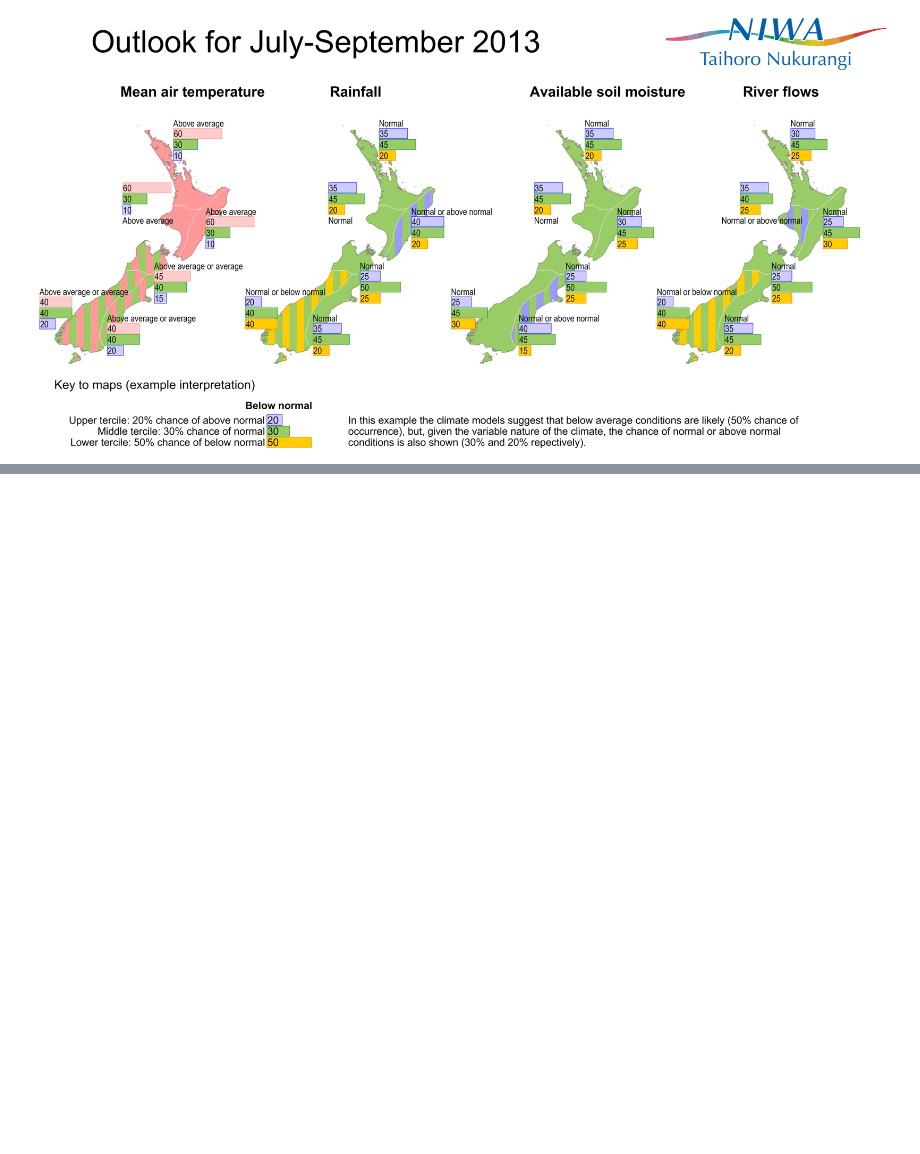
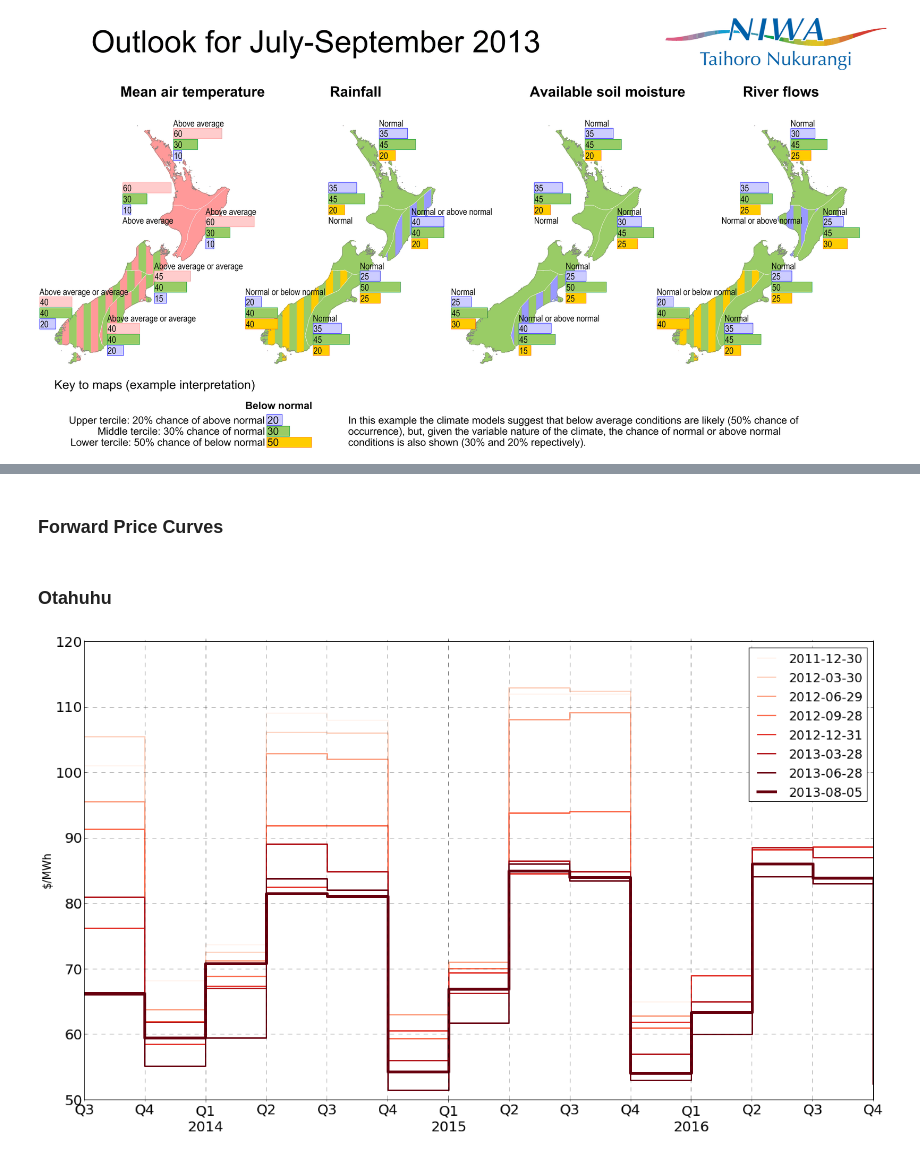
Before and after one commit to jcrabtree/reporting, a Jupyter notebook: weekly_report.ipynb, the cells around one changed output, grey strips where cells are left out. Saved outputs shown, nothing was run; the diff lists cells and outputs as text; code cells hidden in the pictures; blank space fills up the shorter version.

```diff
--- a/weekly_report.ipynb
+++ b/weekly_report.ipynb
@@ -164,0 +201,12 @@ Embed
+# %%
+#Convert hdf5 data to pickled data
+BEN_ZFT = pd.read_hdf('asx_futures.h5','BEN_ZFT')
+OTA_ZFT = pd.read_hdf('asx_futures.h5','OTA_ZFT')
+BEN_ZFT.to_pickle('BEN_ZFT.pickle')
+OTA_ZFT.to_pickle('OTA_ZFT.pickle')
+#Read the pickled data
+ben = pd.read_pickle('BEN_ZFT.pickle')
+ota = pd.read_pickle('OTA_ZFT.pickle')
+#Convert to quarters
+ben.axes[1] = pd.period_range(ben.axes[1][0], ben.axes[1][-1], freq='Q')
+ota.axes[1] = pd.period_range(ota.axes[1][0], ota.axes[1][-1], freq='Q')
@@ -164,0 +235,28 @@ Embed
+# %%
+def forward_price_curve(df,color_map):
+    '''Given an ASX future dataframe, take only future quarters,
+       slice by the last date of each historic quarter, and plot'''
+
+    def future(Q):
+        return Q.end_time>datetime.now()
+
+    def last_date_quarter(df):
+        q = df.T.groupby([lambda x: x.year,lambda x: (x.month-1)//3 + 1])
+        ldq = [q.groups[g][-1] for g in q.groups]
+        return ldq
+
+    forward = df.ix[:,:,'Sett']
+    forward = forward[forward.index.map(lambda x: future(x))].T.dropna(thresh=2).T
+    forward_ldq = forward.ix[:,last_date_quarter(forward)].T.sort().tail(8).T #last 2 years
+
+    #Define the color map
+    colors = np.r_[np.linspace(0.0, 1, num=len(forward_ldq.T.index)-1)]
+    cmap = plt.get_cmap(color_map)
+    cmap_colors = cmap(colors)
+
+    #plot
+    fig = plt.figure(1,figsize=[20,12])
+    ax1 = fig.add_subplot(111)
+    forward_ldq.ix[:,:-1].plot(drawstyle='steps-post',color=cmap_colors,ax=ax1)
+    forward_ldq.ix[:,-1].plot(drawstyle='steps-post',linewidth=4,color=cmap_colors[-1],ax=ax1)
+    ylabel('$/MWh')
@@ -164,0 +349,8 @@ Embed
+# %% [markdown]
+### Forward Price Curves
+# %% [markdown]
+### Otahuhu
+# %%
+forward_price_curve(ota,"Reds")
+# %% [output]
+[figure, added]
```
Also changed, not shown: parts of 33 cells of this notebook, 1 other file.
